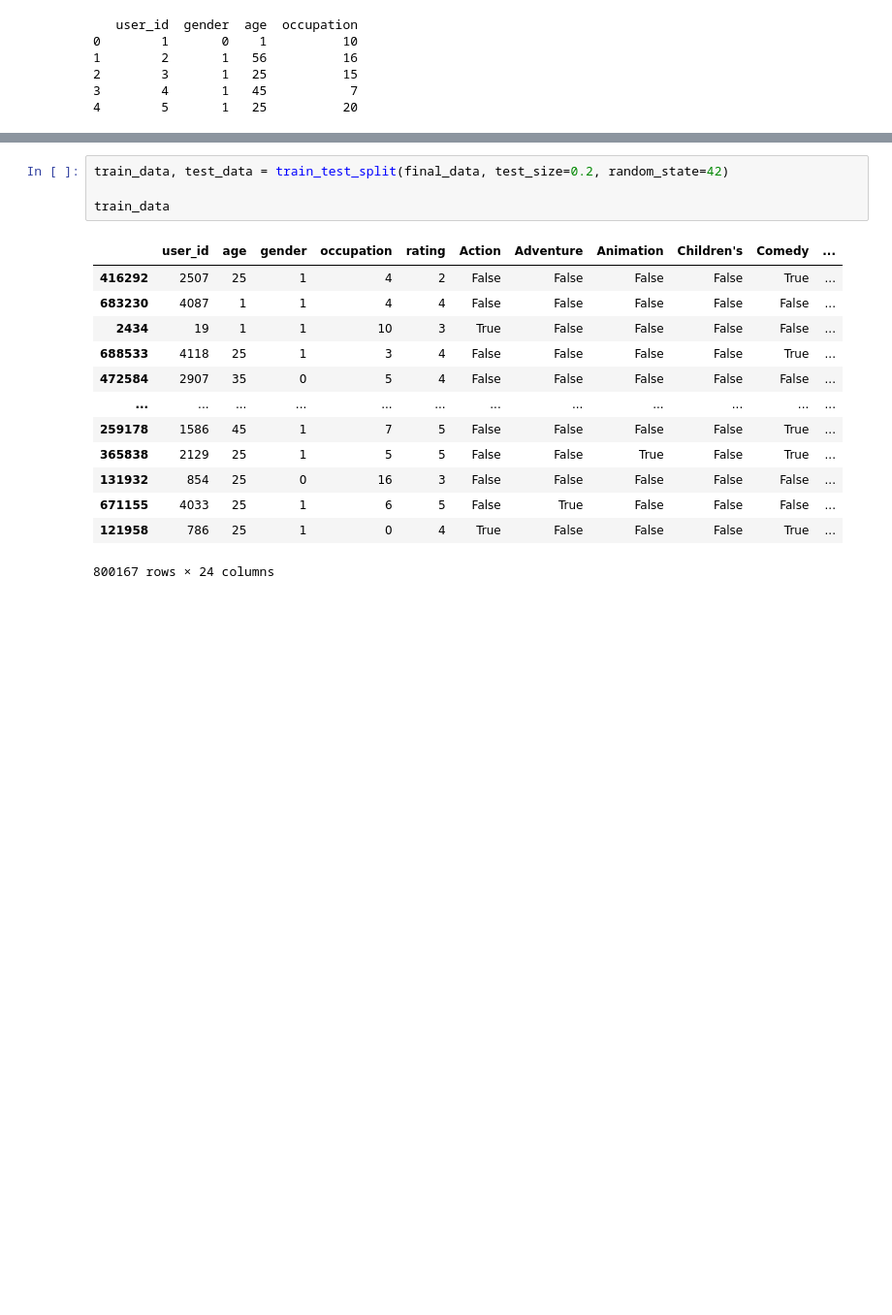
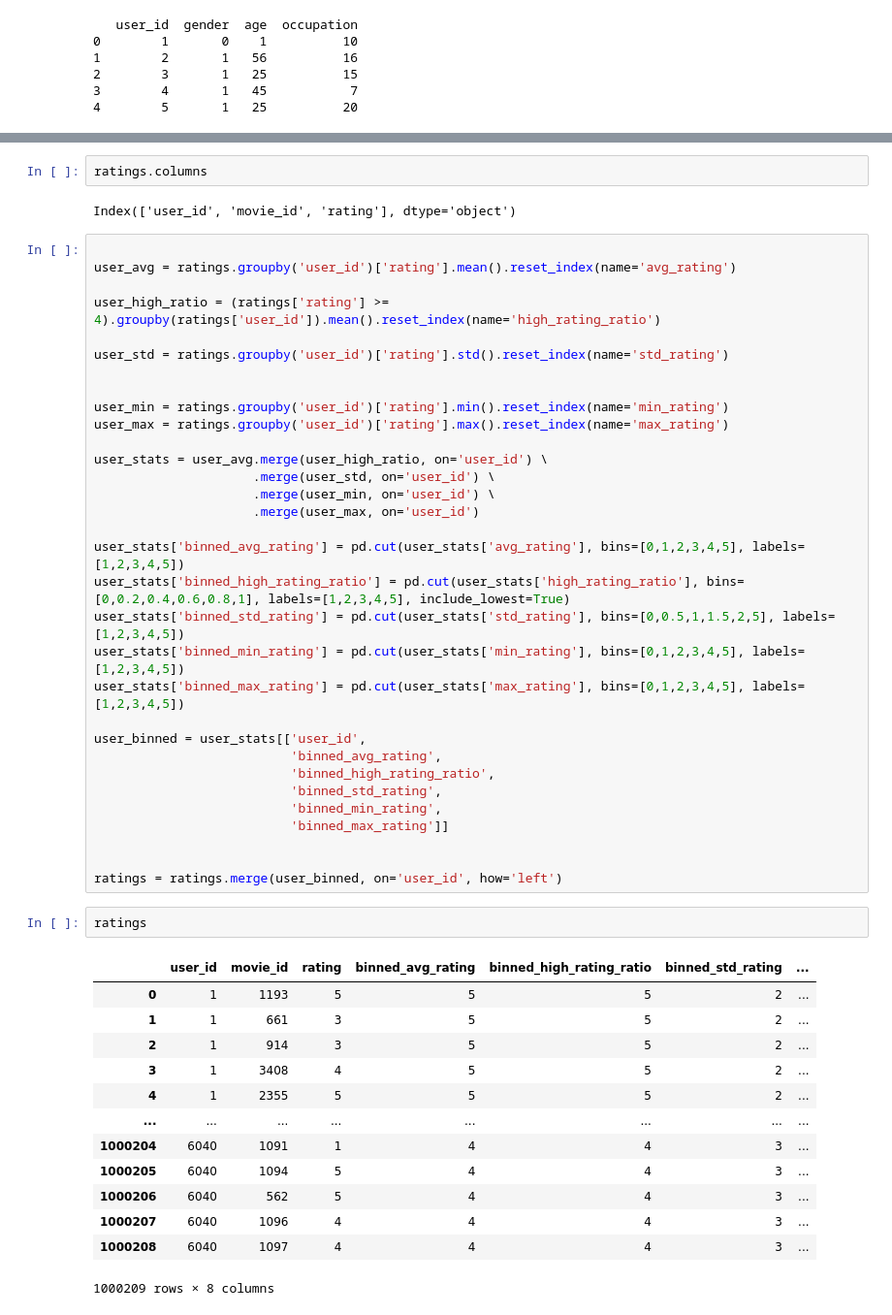
Before and after one commit to shayan-naghizade/ML_Practice, a Jupyter notebook: Movie Recommendation System/code.ipynb, the cells around one changed output, grey strips where cells are left out. Shown at 97% size. Drawn from its saved outputs; the diff is of its cells as text; blank space fills up the shorter version.

```diff
--- a/Movie Recommendation System/code.ipynb
+++ b/Movie Recommendation System/code.ipynb
@@ -312,18 +205,52 @@ print(final_data.head())
-# %%
-train_data, test_data = train_test_split(final_data, test_size=0.2, random_state=42)
-
-train_data
-# %% [output]
-|  | user_id | age | gender | occupation | rating | Action | Adventure | Animation | Children's | Comedy | ... |
-| 416292 | 2507 | 25 | 1 | 4 | 2 | False | False | False | False | True | ... |
-| 683230 | 4087 | 1 | 1 | 4 | 4 | False | False | False | False | False | ... |
-| 2434 | 19 | 1 | 1 | 10 | 3 | True | False | False | False | False | ... |
-| 688533 | 4118 | 25 | 1 | 3 | 4 | False | False | False | False | True | ... |
-| 472584 | 2907 | 35 | 0 | 5 | 4 | False | False | False | False | False | ... |
-| ... | ... | ... | ... | ... | ... | ... | ... | ... | ... | ... | ... |
-| 259178 | 1586 | 45 | 1 | 7 | 5 | False | False | False | False | True | ... |
-| 365838 | 2129 | 25 | 1 | 5 | 5 | False | False | True | False | True | ... |
-| 131932 | 854 | 25 | 0 | 16 | 3 | False | False | False | False | False | ... |
-| 671155 | 4033 | 25 | 1 | 6 | 5 | False | True | False | False | False | ... |
-| 121958 | 786 | 25 | 1 | 0 | 4 | True | False | False | False | True | ... |
-800167 rows × 24 columns
+# %%
+ratings.columns
+# %% [output]
+Index(['user_id', 'movie_id', 'rating'], dtype='object')
+# %%
+
+user_avg = ratings.groupby('user_id')['rating'].mean().reset_index(name='avg_rating')
+
+user_high_ratio = (ratings['rating'] >= 4).groupby(ratings['user_id']).mean().reset_index(name='high_rating_ratio')
+
+user_std = ratings.groupby('user_id')['rating'].std().reset_index(name='std_rating')
+
+
+user_min = ratings.groupby('user_id')['rating'].min().reset_index(name='min_rating')
+user_max = ratings.groupby('user_id')['rating'].max().reset_index(name='max_rating')
+
+user_stats = user_avg.merge(user_high_ratio, on='user_id') \
+                     .merge(user_std, on='user_id') \
+                     .merge(user_min, on='user_id') \
+                     .merge(user_max, on='user_id')
+
+user_stats['binned_avg_rating'] = pd.cut(user_stats['avg_rating'], bins=[0,1,2,3,4,5], labels=[1,2,3,4,5])
+user_stats['binned_high_rating_ratio'] = pd.cut(user_stats['high_rating_ratio'], bins=[0,0.2,0.4,0.6,0.8,1], labels=[1,2,3,4,5], include_lowest=True)
+user_stats['binned_std_rating'] = pd.cut(user_stats['std_rating'], bins=[0,0.5,1,1.5,2,5], labels=[1,2,3,4,5])
+user_stats['binned_min_rating'] = pd.cut(user_stats['min_rating'], bins=[0,1,2,3,4,5], labels=[1,2,3,4,5])
+user_stats['binned_max_rating'] = pd.cut(user_stats['max_rating'], bins=[0,1,2,3,4,5], labels=[1,2,3,4,5])
+
+user_binned = user_stats[['user_id',
+                          'binned_avg_rating',
+                          'binned_high_rating_ratio',
+                          'binned_std_rating',
+                          'binned_min_rating',
+                          'binned_max_rating']]
+
+
+ratings = ratings.merge(user_binned, on='user_id', how='left')
+# %%
+ratings
+# %% [output]
+|  | user_id | movie_id | rating | binned_avg_rating | binned_high_rating_ratio | binned_std_rating | ... |
+| 0 | 1 | 1193 | 5 | 5 | 5 | 2 | ... |
+| 1 | 1 | 661 | 3 | 5 | 5 | 2 | ... |
+| 2 | 1 | 914 | 3 | 5 | 5 | 2 | ... |
+| 3 | 1 | 3408 | 4 | 5 | 5 | 2 | ... |
+| 4 | 1 | 2355 | 5 | 5 | 5 | 2 | ... |
+| ... | ... | ... | ... | ... | ... | ... | ... |
+| 1000204 | 6040 | 1091 | 1 | 4 | 4 | 3 | ... |
+| 1000205 | 6040 | 1094 | 5 | 4 | 4 | 3 | ... |
+| 1000206 | 6040 | 562 | 5 | 4 | 4 | 3 | ... |
+| 1000207 | 6040 | 1096 | 4 | 4 | 4 | 3 | ... |
+| 1000208 | 6040 | 1097 | 4 | 4 | 4 | 3 | ... |
+1000209 rows × 8 columns
```
Also changed, not shown: parts of 44 cells of this notebook.
